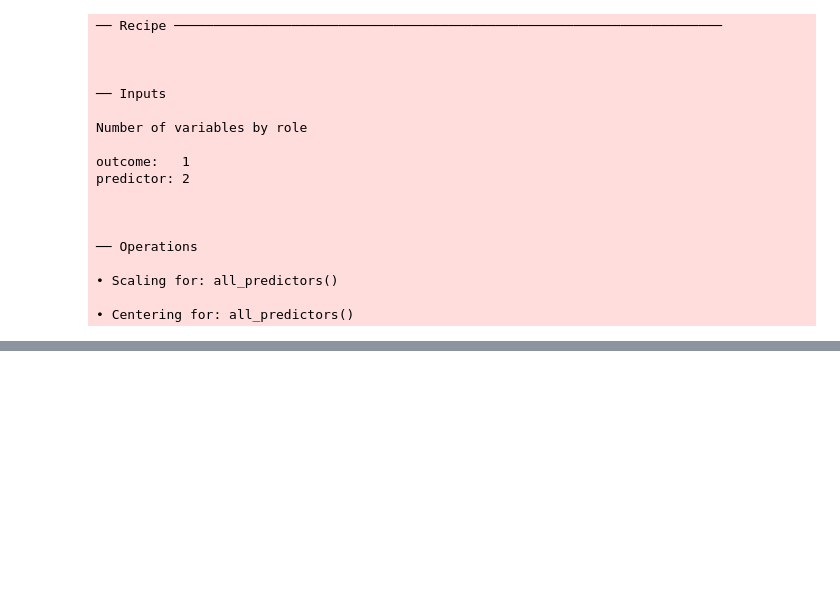
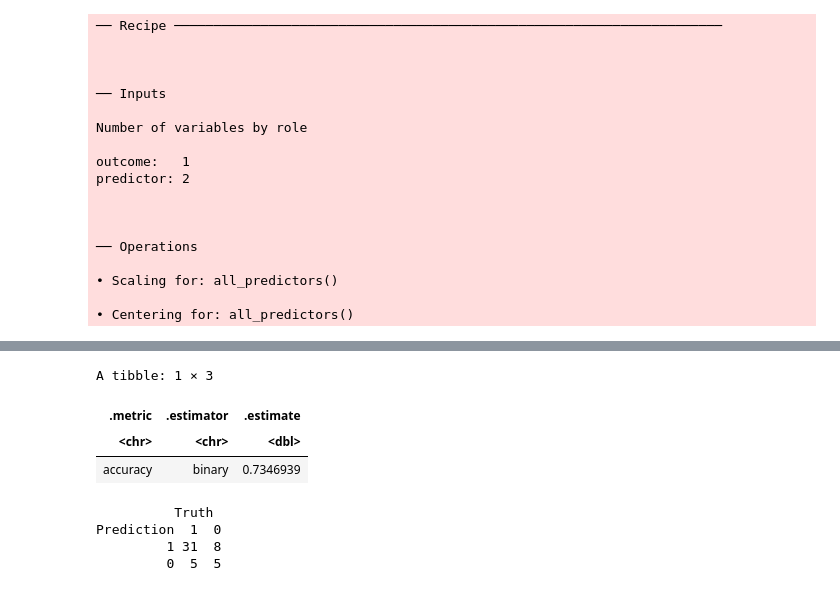
Before and after one commit to kristyluna2006/DSCI-Group-Project-, a Jupyter notebook: Group Project.ipynb, the cells around one changed output, grey strips where cells are left out. Cells and saved outputs as stored; diff of their text form; code cells hidden in the pictures; blank space fills up the shorter version.

```diff
--- a/Group Project.ipynb
+++ b/Group Project.ipynb
@@ -263,0 +401,27 @@ predictor: 2
+# %%
+final_knn_wf <- finalize_workflow(knn_wf, best_k)
+final_knn_fit <- fit(final_knn_wf, data = players_train)
+knn_test_pred <- predict(final_knn_fit, new_data = players_test) |>
+  bind_cols(players_test |> select(subscribe))
+knn_test_accuracy <- accuracy(
+  knn_test_pred,
+  truth   = subscribe,
+  estimate = .pred_class
+)
+knn_test_accuracy
+
+knn_test_confmat <- conf_mat(
+  knn_test_pred,
+  truth   = subscribe,
+  estimate = .pred_class
+)
+knn_test_confmat
+# %% [output]
+A tibble: 1 × 3
+| .metric | .estimator | .estimate |
+| <chr> | <chr> | <dbl> |
+| accuracy | binary | 0.7346939 |
+          Truth
+Prediction  1  0
+         1 31  8
+         0  5  5
```
Also changed, not shown: parts of 7 cells of this notebook.
